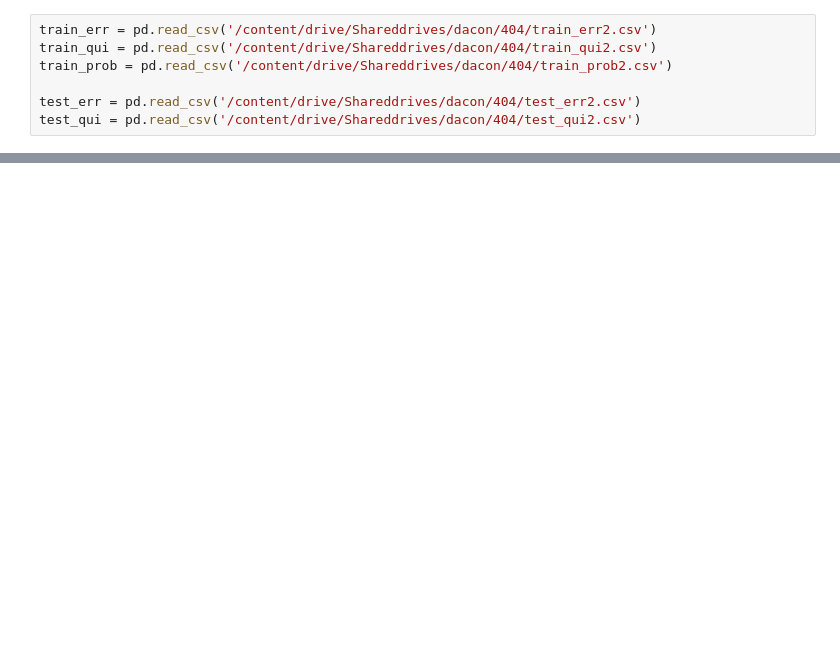
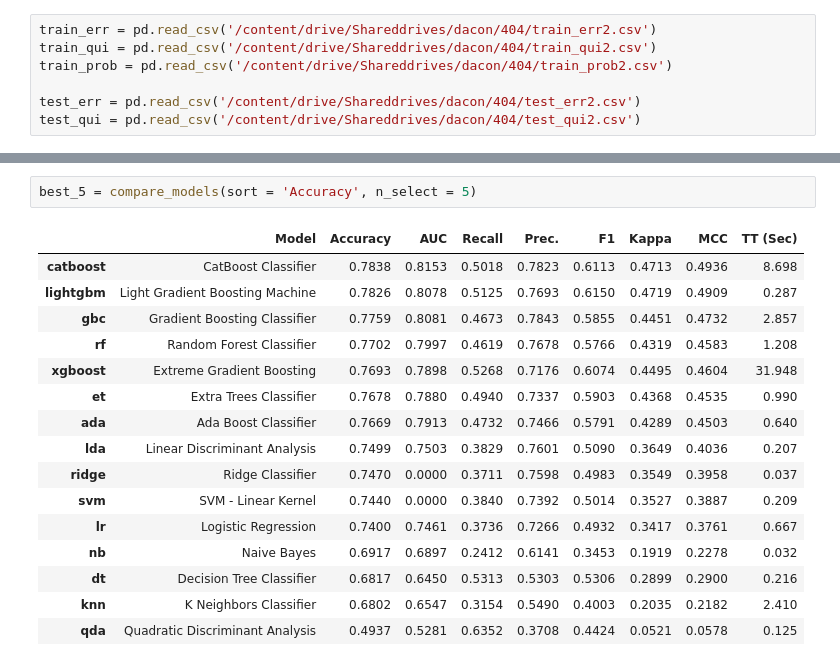
Before and after one commit to chojaeyoon/404, a Jupyter notebook: 식민지/멤제이/LG_data_merge.ipynb, the cells around one changed output, grey strips where cells are left out. Drawn from its saved outputs; the diff is of its cells as text; blank space fills up the shorter version.

```diff
--- a/식민지/멤제이/LG_data_merge.ipynb
+++ b/식민지/멤제이/LG_data_merge.ipynb
@@ -82,0 +229,19 @@ sns.distplot(b, bins = 1000)
+# %%
+best_5 = compare_models(sort = 'Accuracy', n_select = 5)
+# %% [output]
+|  | Model | Accuracy | AUC | Recall | Prec. | F1 | Kappa | MCC | TT (Sec) |
+| catboost | CatBoost Classifier | 0.7838 | 0.8153 | 0.5018 | 0.7823 | 0.6113 | 0.4713 | 0.4936 | 8.698 |
+| lightgbm | Light Gradient Boosting Machine | 0.7826 | 0.8078 | 0.5125 | 0.7693 | 0.6150 | 0.4719 | 0.4909 | 0.287 |
+| gbc | Gradient Boosting Classifier | 0.7759 | 0.8081 | 0.4673 | 0.7843 | 0.5855 | 0.4451 | 0.4732 | 2.857 |
+| rf | Random Forest Classifier | 0.7702 | 0.7997 | 0.4619 | 0.7678 | 0.5766 | 0.4319 | 0.4583 | 1.208 |
+| xgboost | Extreme Gradient Boosting | 0.7693 | 0.7898 | 0.5268 | 0.7176 | 0.6074 | 0.4495 | 0.4604 | 31.948 |
+| et | Extra Trees Classifier | 0.7678 | 0.7880 | 0.4940 | 0.7337 | 0.5903 | 0.4368 | 0.4535 | 0.990 |
+| ada | Ada Boost Classifier | 0.7669 | 0.7913 | 0.4732 | 0.7466 | 0.5791 | 0.4289 | 0.4503 | 0.640 |
+| lda | Linear Discriminant Analysis | 0.7499 | 0.7503 | 0.3829 | 0.7601 | 0.5090 | 0.3649 | 0.4036 | 0.207 |
+| ridge | Ridge Classifier | 0.7470 | 0.0000 | 0.3711 | 0.7598 | 0.4983 | 0.3549 | 0.3958 | 0.037 |
+| svm | SVM - Linear Kernel | 0.7440 | 0.0000 | 0.3840 | 0.7392 | 0.5014 | 0.3527 | 0.3887 | 0.209 |
+| lr | Logistic Regression | 0.7400 | 0.7461 | 0.3736 | 0.7266 | 0.4932 | 0.3417 | 0.3761 | 0.667 |
+| nb | Naive Bayes | 0.6917 | 0.6897 | 0.2412 | 0.6141 | 0.3453 | 0.1919 | 0.2278 | 0.032 |
+| dt | Decision Tree Classifier | 0.6817 | 0.6450 | 0.5313 | 0.5303 | 0.5306 | 0.2899 | 0.2900 | 0.216 |
+| knn | K Neighbors Classifier | 0.6802 | 0.6547 | 0.3154 | 0.5490 | 0.4003 | 0.2035 | 0.2182 | 2.410 |
+| qda | Quadratic Discriminant Analysis | 0.4937 | 0.5281 | 0.6352 | 0.3708 | 0.4424 | 0.0521 | 0.0578 | 0.125 |
```
Also changed, not shown: parts of 32 cells of this notebook, 1 other file.
